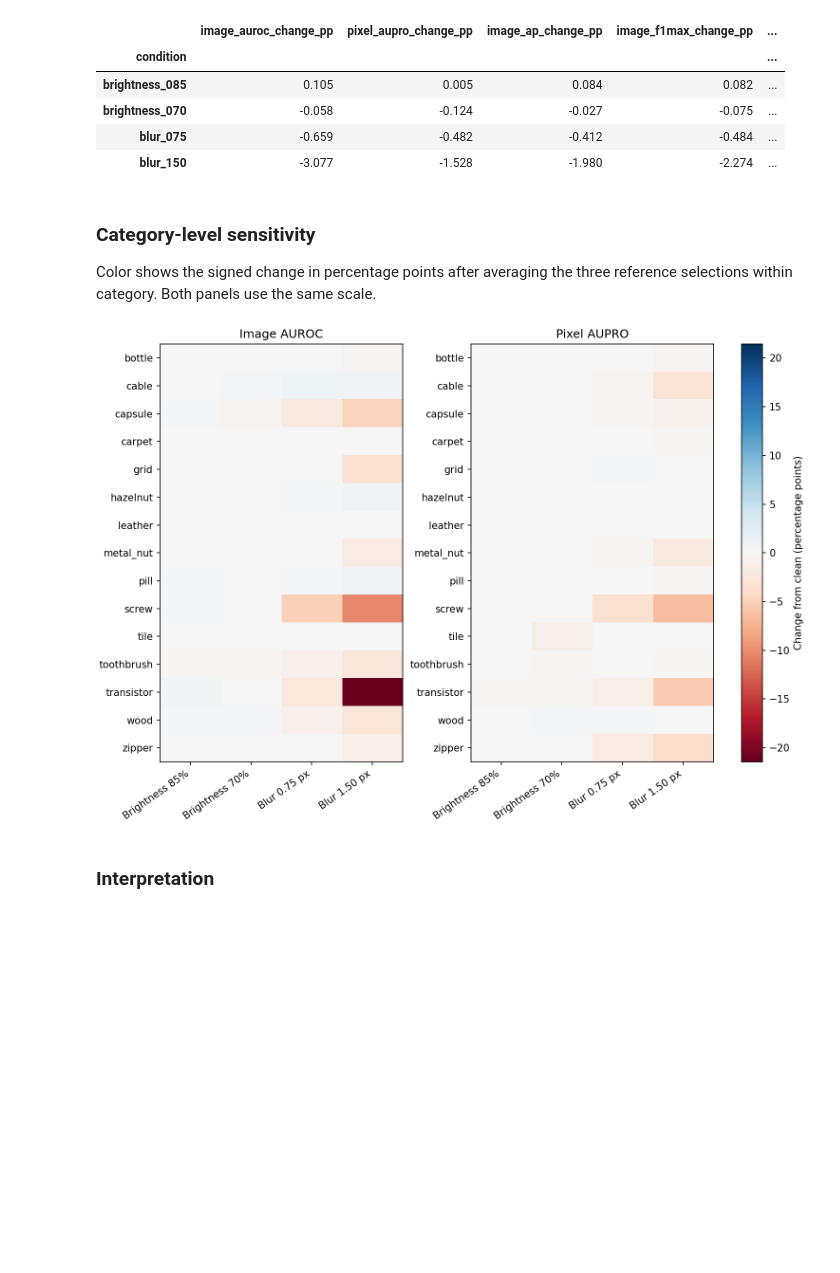
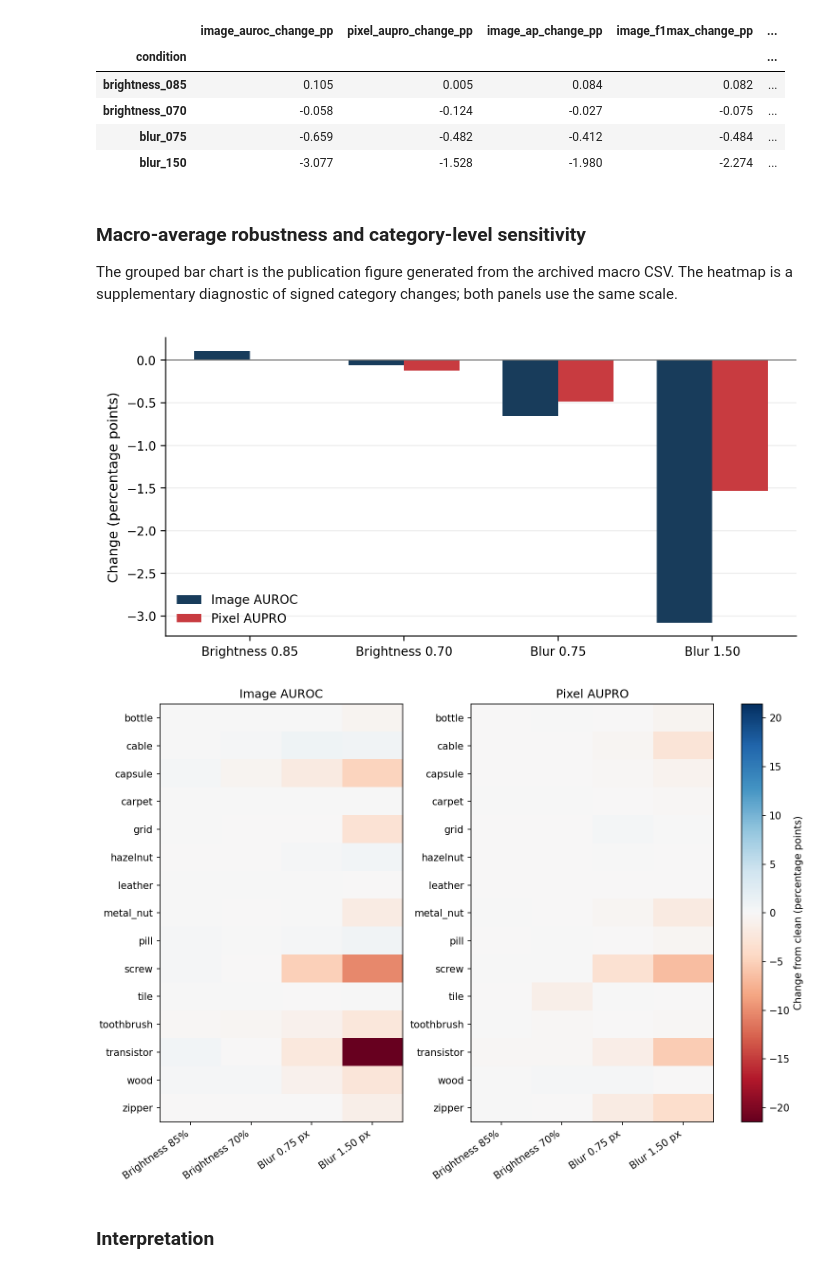
Before and after one commit to basharbd/msc-visual-anomaly-detection, a Jupyter notebook: notebooks/03_robustness_analysis.ipynb, the cells around one changed output. Drawn from its saved outputs; the diff is of its cells as text; code cells hidden in the pictures; blank space fills up the shorter version.

Commit message:
Generate unified thesis figures from numbered analysis notebooks

```diff
--- a/notebooks/03_robustness_analysis.ipynb
+++ b/notebooks/03_robustness_analysis.ipynb
@@ -42,26 +42,37 @@ display(macro.round(3))
 | blur_075 | -0.659 | -0.482 | -0.412 | -0.484 | ... |
 | blur_150 | -3.077 | -1.528 | -1.980 | -2.274 | ... |
 # %% [markdown]
-### Category-level sensitivity
-
-Color shows the signed change in percentage points after averaging the three reference selections within category. Both panels use the same scale.
+### Macro-average robustness and category-level sensitivity
+The grouped bar chart is the publication figure generated from the archived macro CSV. The heatmap is a supplementary diagnostic of signed category changes; both panels use the same scale.
 # %%
+import sys
+from tempfile import mkdtemp
+if str(repo) not in sys.path:
+    sys.path.insert(0, str(repo))
+from scripts.visualize import generate_publication_assets
+output = repo / "outputs/notebook_figures"
+output.mkdir(parents=True, exist_ok=True)
+generated = generate_publication_assets(Path(mkdtemp(prefix="robustness_", dir=output)) / "publication_assets", study="robustness")
+FIG = generated["figures"]
+display(Image(filename=str(FIG / "08_robustness_macro_change.png")))
+
 labels = ["Brightness 85%", "Brightness 70%", "Blur 0.75 px", "Blur 1.50 px"]
 panels = [categories[m + "_change_pp"].unstack("condition")[conditions] for m in endpoints[:2]]
 limit = max(float(frame.abs().max().max()) for frame in panels) or 1.0
 fig, axes = plt.subplots(1, 2, figsize=(10, 7), constrained_layout=True)
 for ax, frame, title in zip(axes, panels, ["Image AUROC", "Pixel AUPRO"]):
     plot = ax.imshow(frame, cmap="RdBu", vmin=-limit, vmax=limit, aspect="auto")
     ax.set_xticks(range(4), labels, rotation=35, ha="right")
     ax.set_yticks(range(len(frame)), frame.index)
     ax.set_title(title)
 fig.colorbar(plot, ax=axes, label="Change from clean (percentage points)")
 png = io.BytesIO()
 fig.savefig(png, format="png", dpi=150)
 plt.close(fig)
 display(Image(data=png.getvalue()))
 # %% [output]
-[figure, old version]
+[figure, new version]
+[figure, added]
 # %% [markdown]
 ### Interpretation
 # %%
```
Also changed, not shown: 24 other files.
